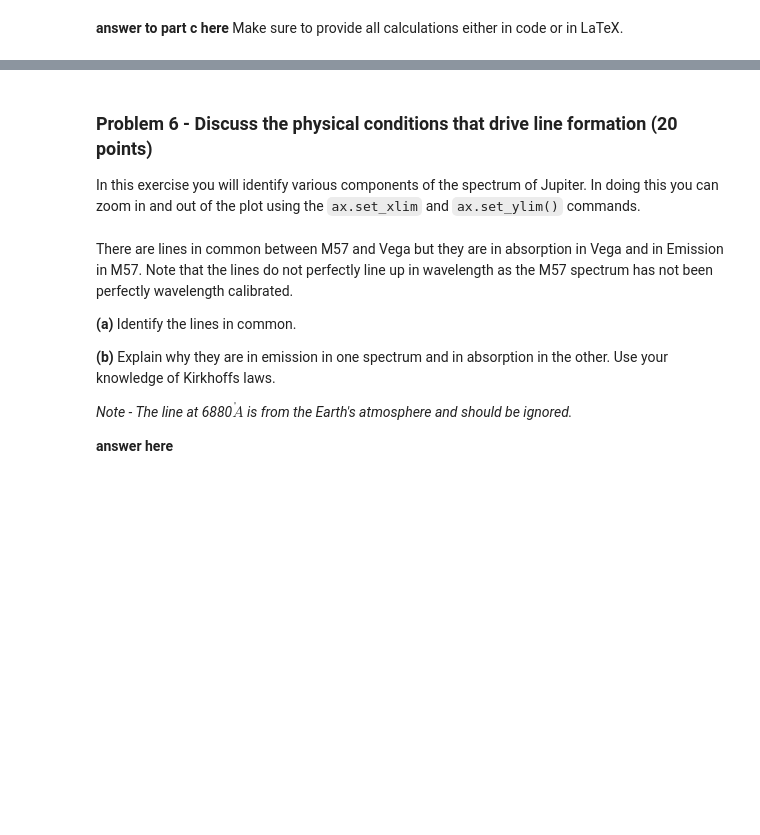
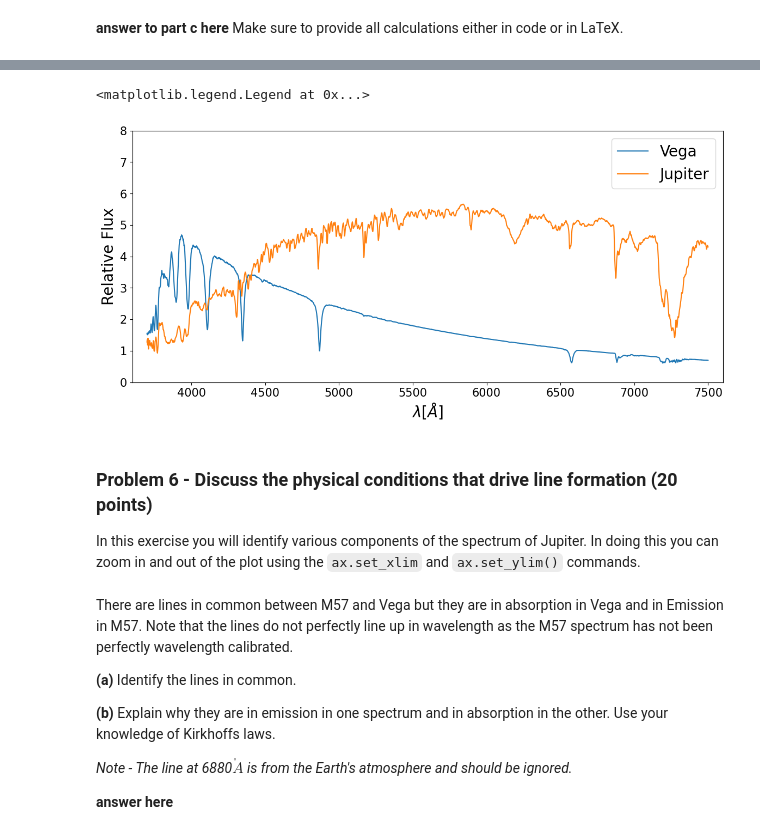
Before and after one commit to bdunne21203/Analysis_real_spectra_student, a Jupyter notebook: analysis_real_spectra.student.ipynb, the cells around one changed output, grey strips where cells are left out. Drawn from its saved outputs; the diff is of its cells as text; code cells hidden in the pictures; blank space fills up the shorter version.

```diff
--- a/analysis_real_spectra.student.ipynb
+++ b/analysis_real_spectra.student.ipynb
@@ -469,27 +524,30 @@ Using what you know about the spectral lines in an A0V star and given the spectr
 # %%
 #plot Vega and Jupiter, where I have scaled the flux of Jupiter so that they
 #better overlap. You can change that scaling
 plt.figure(figsize = (14,6))
 ax = plt.gca()
 plt.plot(specvega.wavelength,specvega.flux,label="Vega")
 plt.plot(specjup.wavelength,specjup.flux*5,label="Jupiter")
 
 #**************
 #you can change these to zoom in and out of certain parts of the spectra.
 #Make a copy of these and change your copy so as to remember what the
 #original values were
-fluxmin =
-fluxmax =
-lammin =
-lammax =
+fluxmin = 0
+fluxmax = 8
+lammin = 3600
+lammax = 7600
 ax.set_ylim([fluxmin,fluxmax])
 ax.set_xlim([lammin,lammax])
 
 plt.xticks(fontsize=15)
 plt.yticks(fontsize=15)
 plt.xlabel("$\lambda [\AA]$",fontsize=20)
 plt.ylabel("Relative Flux",fontsize=20)
 plt.legend(fontsize=20)
+# %% [output]
+<matplotlib.legend.Legend at 0x...>
+[figure, added]
 # %% [markdown]
 ### Problem 6 - Discuss the physical conditions that drive line formation (20 points)
 
```
Also changed, not shown: parts of 11 cells of this notebook.
